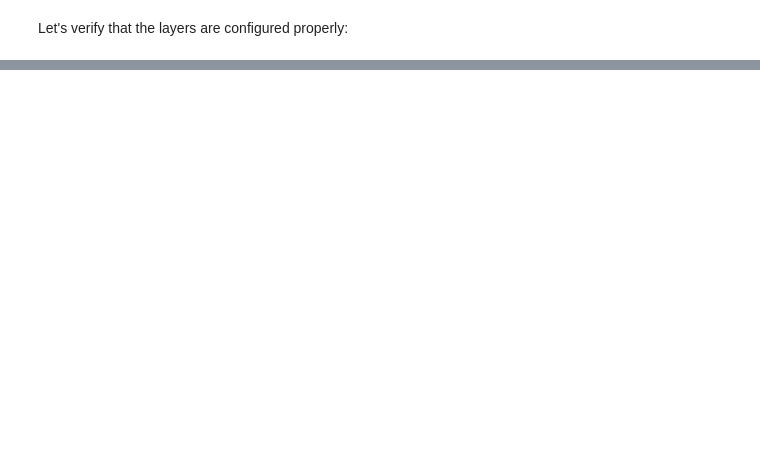
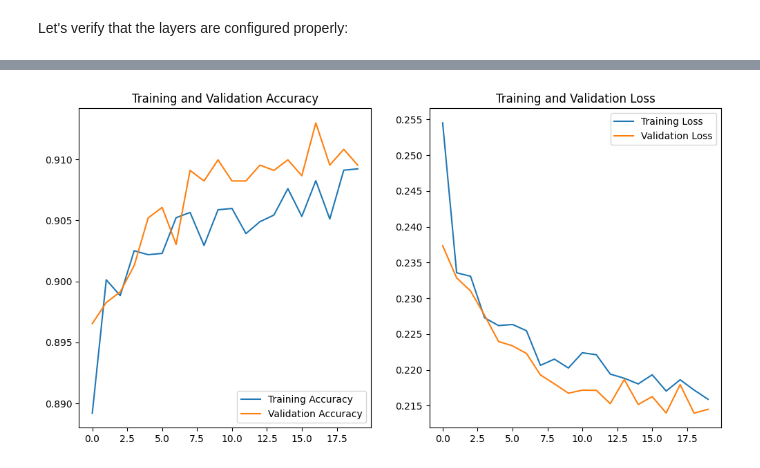
Before and after one commit to codeSamuraii/ml-experiments, a Jupyter notebook: CompressionDetection.ipynb, the cells around one changed output, grey strips where cells are left out. Cells and saved outputs as stored; diff of their text form; code cells hidden in the pictures; blank space fills up the shorter version.

```diff
--- a/CompressionDetection.ipynb
+++ b/CompressionDetection.ipynb
@@ -354,0 +380,12 @@ for i in range(14):
+# %%
+!mkdir /content/training2; mkdir /content/training2/compressed; mkdir /content/training2/quality
+
+process_images_for_training('/content/dataset2', '/content/training2', ext_glob={'*/*.jpg', '*/*.jpeg'})
+
+train_dataset_2, validation_dataset_2 = dataset_from_directory('/content/training2')
+
+class_names = train_dataset_2.class_names
+num_classes = len(class_names)
+print(f'{num_classes} classes: {class_names}')
+
+show_dataset(train_dataset_2)
@@ -354,0 +408,18 @@ for i in range(14):
+# %%
+new_model.compile(optimizer='Adamax',
+              loss='sparse_categorical_crossentropy',  # loss='binary_crossentropy',
+              metrics=['accuracy'])
+
+
+_, checkpoint_file = tempfile.mkstemp(prefix='checkpoint_', suffix='.h5', dir='/tmp')
+checkpoint = tf.keras.callbacks.ModelCheckpoint(checkpoint_file, save_best_only=True)
+early_stop = tf.keras.callbacks.EarlyStopping(patience=4, restore_best_weights=True)
+
+history_2 = new_model.fit(train_dataset_2, epochs=20, validation_data=validation_dataset_2, callbacks=[checkpoint, early_stop])
+
+loss, accuracy = new_model.evaluate(validation_dataset_2)
+print("Loss: ", loss)
+print("Accuracy: ", accuracy)
+
+plot_performance(history_2)
+# %% [output]
@@ -354,0 +443 @@ for i in range(14):
+[figure, added]
```
Also changed, not shown: parts of 14 cells of this notebook.
